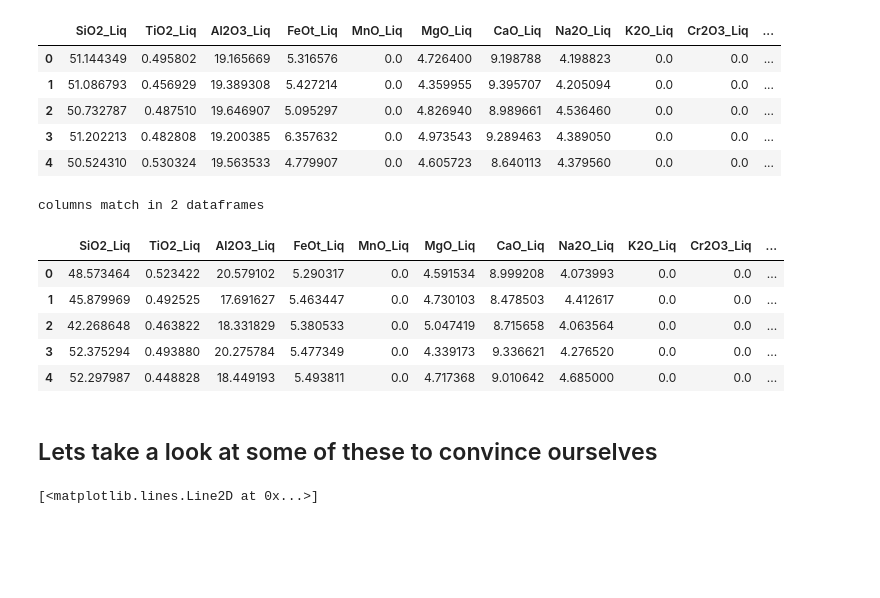
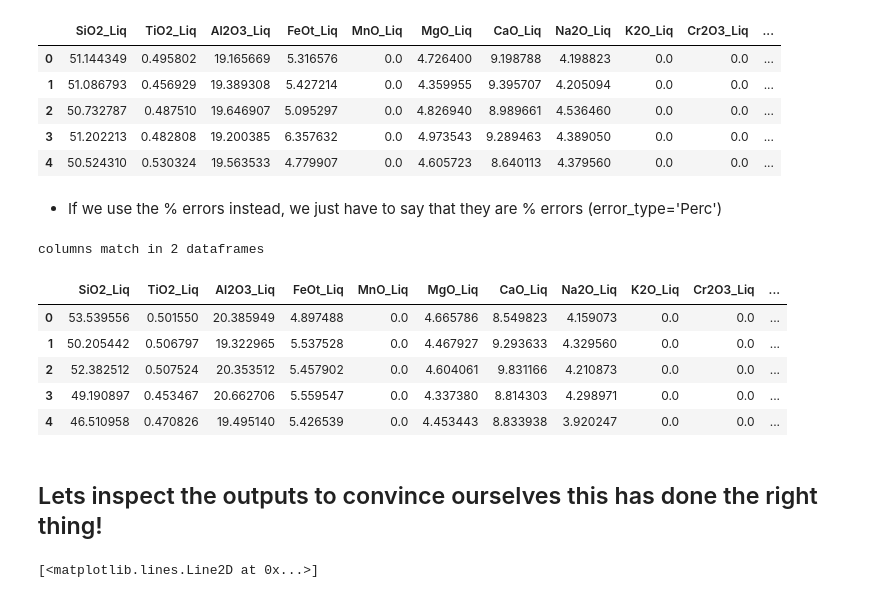
Before and after one commit to PennyWieser/PySulfSat, a Jupyter notebook: docs/Examples/Monte_Carlo_Simulations/Propagating_error.ipynb, the cells around one changed output. Cells and saved outputs as stored; diff of their text form; code cells hidden in the pictures; blank space fills up the shorter version.

```diff
--- a/docs/Examples/Monte_Carlo_Simulations/Propagating_error.ipynb
+++ b/docs/Examples/Monte_Carlo_Simulations/Propagating_error.ipynb
@@ -18,6 +27,6 @@ df1
 # %%
-df2= pd.read_excel('Noise_example.xlsx', sheet_name='err_Abs')
-df2
+df2a= pd.read_excel('Noise_example.xlsx', sheet_name='err_Abs')
+df2a.head()
 # %% [output]
 |  | Sample_ID | SiO2_Liq_Err | TiO2_Liq_Err | Al2O3_Liq_Err | FeOt_Liq_Err | MnO_Liq_Err | MgO_Liq_Err | ... |
 | 0 | Feig2010_1 | 0.326030 | 0.042448 | 0.221884 | 0.432684 | 0 | 0.207011 | ... |
@@ -30,6 +37,6 @@ df2
 # %%
-df3=pd.read_excel('Noise_example.xlsx', sheet_name='err_Perc')
-df3
+df2b=pd.read_excel('Noise_example.xlsx', sheet_name='err_Perc')
+df2b
 # %% [output]
 |  | Sample_ID | SiO2_Liq_Err | TiO2_Liq_Err | Al2O3_Liq_Err | FeOt_Liq_Err | MnO_Liq_Err | MgO_Liq_Err | ... |
 | 0 | Feig2010_1 | 5 | 5 | 5 | 5 | 5 | 5 | ... |
@@ -42,5 +52,5 @@ df3
 # %%
-df_noisy_abs=ss.add_noise_2_dataframes(df_values=df1, df_noise=df2,
+df_noisy_abs=ss.add_noise_2_dataframes(df_values=df1, df_err=df2a,
         error_type="Abs", error_dist="normal", N_dups=500)
 df_noisy_abs.head()
 # %% [output]
@@ -51,20 +61,22 @@ columns match in 2 dataframes
 | 2 | 50.732787 | 0.487510 | 19.646907 | 5.095297 | 0.0 | 4.826940 | 8.989661 | 4.536460 | 0.0 | 0.0 | ... |
 | 3 | 51.202213 | 0.482808 | 19.200385 | 6.357632 | 0.0 | 4.973543 | 9.289463 | 4.389050 | 0.0 | 0.0 | ... |
 | 4 | 50.524310 | 0.530324 | 19.563533 | 4.779907 | 0.0 | 4.605723 | 8.640113 | 4.379560 | 0.0 | 0.0 | ... |
+# %% [markdown]
+- If we use the % errors instead, we just have to say that they are % errors (error_type='Perc')
 # %%
-df_noisy_perc=ss.add_noise_2_dataframes(df_values=df1, df_noise=df3,
+df_noisy_perc=ss.add_noise_2_dataframes(df_values=df1, df_err=df2b,
         error_type="Perc", error_dist="normal", N_dups=100)
 df_noisy_perc.head()
 # %% [output]
 columns match in 2 dataframes
 |  | SiO2_Liq | TiO2_Liq | Al2O3_Liq | FeOt_Liq | MnO_Liq | MgO_Liq | CaO_Liq | Na2O_Liq | K2O_Liq | Cr2O3_Liq | ... |
-| 0 | 48.573464 | 0.523422 | 20.579102 | 5.290317 | 0.0 | 4.591534 | 8.999208 | 4.073993 | 0.0 | 0.0 | ... |
-| 1 | 45.879969 | 0.492525 | 17.691627 | 5.463447 | 0.0 | 4.730103 | 8.478503 | 4.412617 | 0.0 | 0.0 | ... |
-| 2 | 42.268648 | 0.463822 | 18.331829 | 5.380533 | 0.0 | 5.047419 | 8.715658 | 4.063564 | 0.0 | 0.0 | ... |
-| 3 | 52.375294 | 0.493880 | 20.275784 | 5.477349 | 0.0 | 4.339173 | 9.336621 | 4.276520 | 0.0 | 0.0 | ... |
-| 4 | 52.297987 | 0.448828 | 18.449193 | 5.493811 | 0.0 | 4.717368 | 9.010642 | 4.685000 | 0.0 | 0.0 | ... |
+| 0 | 53.539556 | 0.501550 | 20.385949 | 4.897488 | 0.0 | 4.665786 | 8.549823 | 4.159073 | 0.0 | 0.0 | ... |
+| 1 | 50.205442 | 0.506797 | 19.322965 | 5.537528 | 0.0 | 4.467927 | 9.293633 | 4.329560 | 0.0 | 0.0 | ... |
+| 2 | 52.382512 | 0.507524 | 20.353512 | 5.457902 | 0.0 | 4.604061 | 9.831166 | 4.210873 | 0.0 | 0.0 | ... |
+| 3 | 49.190897 | 0.453467 | 20.662706 | 5.559547 | 0.0 | 4.337380 | 8.814303 | 4.298971 | 0.0 | 0.0 | ... |
+| 4 | 46.510958 | 0.470826 | 19.495140 | 5.426539 | 0.0 | 4.453443 | 8.833938 | 3.920247 | 0.0 | 0.0 | ... |
 # %% [markdown]
-## Lets take a look at some of these to convince ourselves
+## Lets inspect the outputs to convince ourselves this has done the right thing!
 # %%
 fig, (ax1, ax2) = plt.subplots(1, 2, figsize=(10,5))
 sam='Feig2010_3'
```
Also changed, not shown: parts of 10 cells of this notebook, 4 other files.
